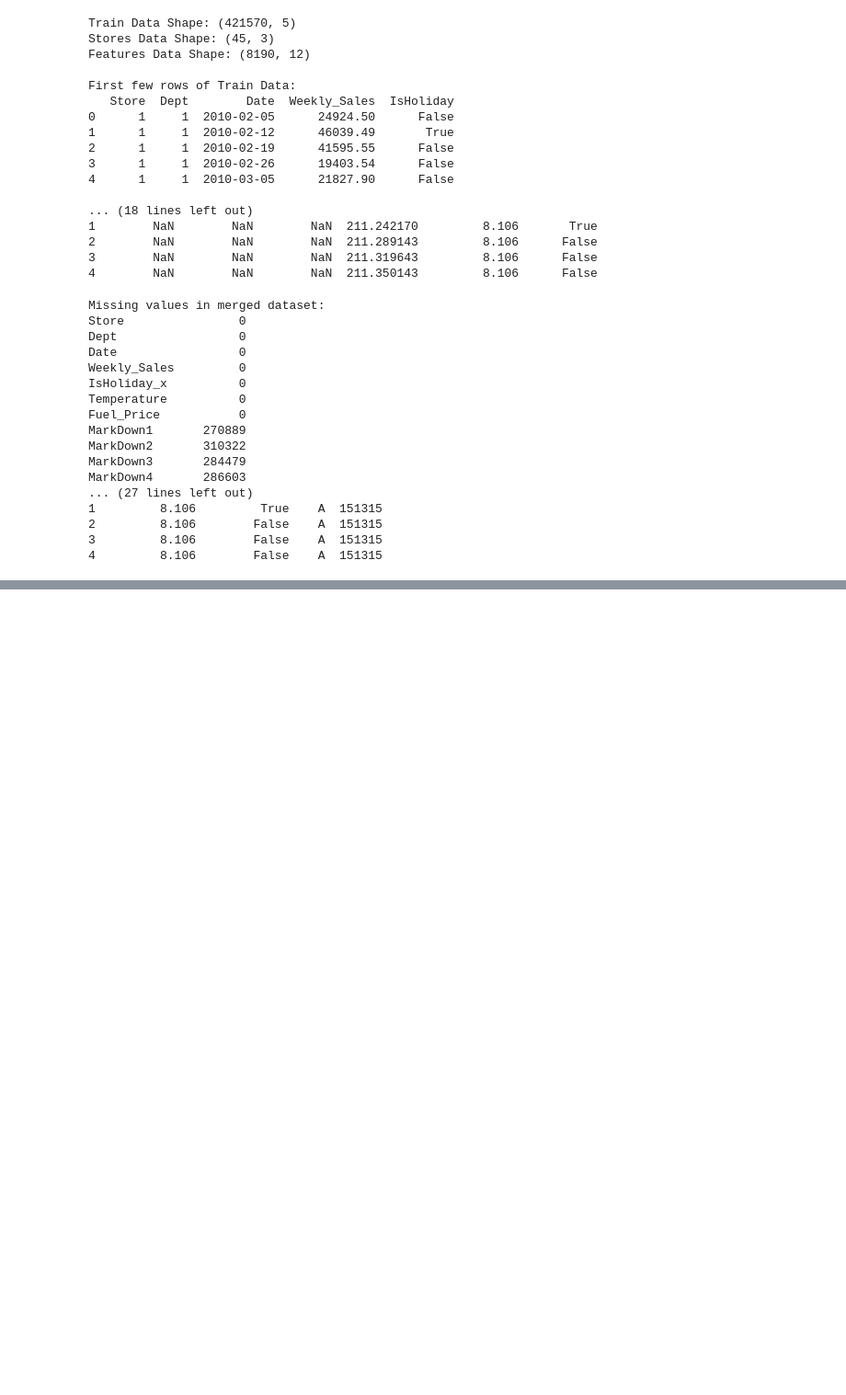
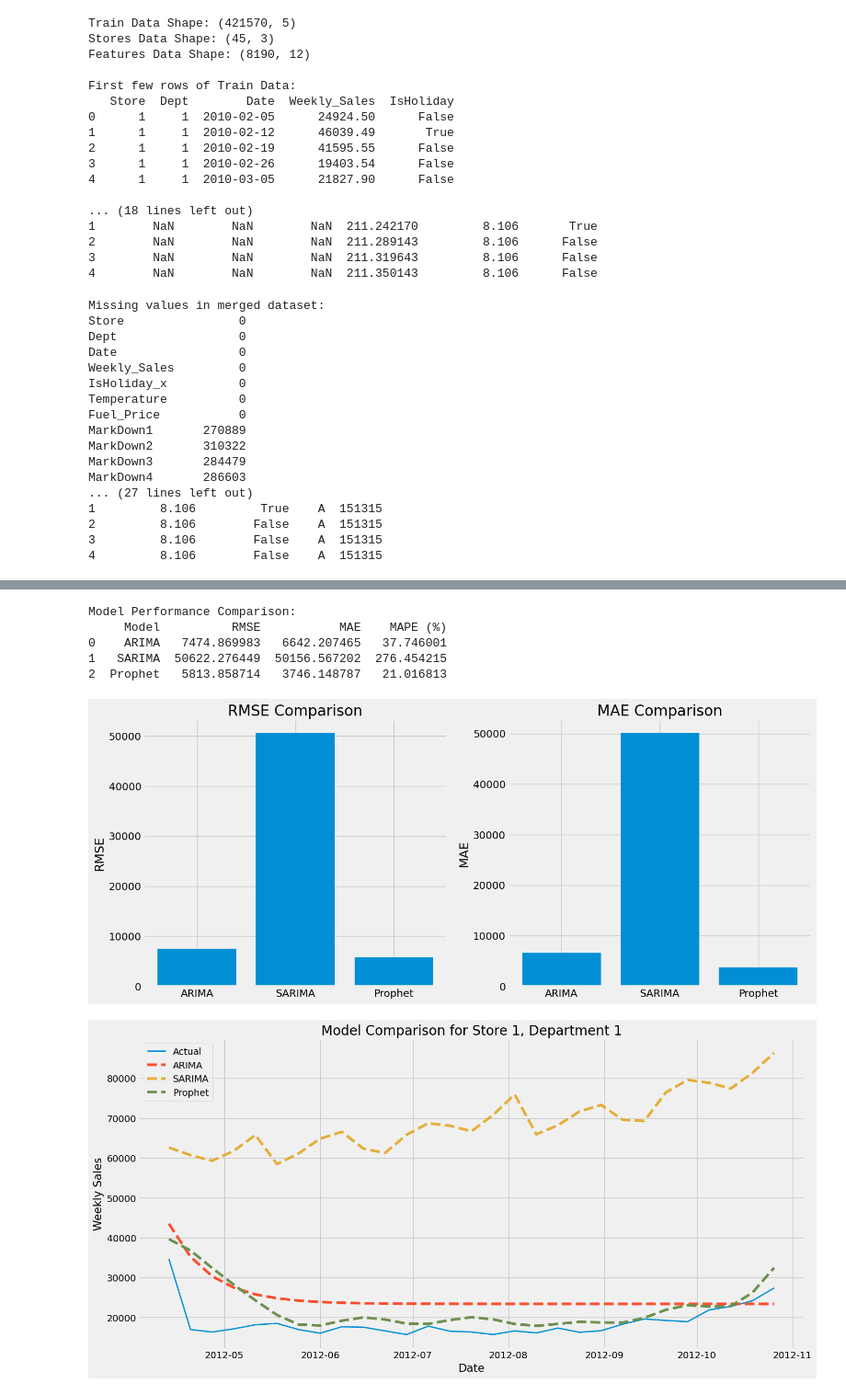
Before and after one commit to MiltonTMuzhanye/Sales_Forecast_Prediction, a Jupyter notebook: Sales_forecast.ipynb, the cells around one changed output, grey strips where cells are left out. Shown at 92% size. Drawn from its saved outputs; the diff is of its cells as text; code cells hidden in the pictures; blank space fills up the shorter version.

```diff
--- a/Sales_forecast.ipynb
+++ b/Sales_forecast.ipynb
@@ -271,17 +319,19 @@ ARIMA MAE: 6642.207464918561
 [figure]
 # %%
-sarima_model = SARIMAX(train_data, order=(1, 1, 1), seasonal_order=(1, 1, 1, 12))
-sarima_model_fit = sarima_model.fit()
+sarima_model = SARIMAX(train_data_ts, order=(1, 1, 1), seasonal_order=(1, 1, 1, 12))
+sarima_model_fit = sarima_model.fit(disp=False)
 
 print(sarima_model_fit.summary())
 
-sarima_predictions = sarima_model_fit.forecast(steps=len(test_data))
+sarima_predictions = sarima_model_fit.forecast(steps=len(test_data_ts))
 
-sarima_rmse = np.sqrt(mean_squared_error(test_data, sarima_predictions))
-sarima_mae = mean_absolute_error(test_data, sarima_predictions)
+sarima_rmse = np.sqrt(mean_squared_error(test_data_ts, sarima_predictions))
+sarima_mae = mean_absolute_error(test_data_ts, sarima_predictions)
+sarima_mape = mean_absolute_percentage_error(test_data_ts, sarima_predictions)
 
-print(f"SARIMA RMSE: {sarima_rmse}")
-print(f"SARIMA MAE: {sarima_mae}")
+print(f"SARIMA RMSE: {sarima_rmse:.2f}")
+print(f"SARIMA MAE: {sarima_mae:.2f}")
+print(f"SARIMA MAPE: {sarima_mape*100:.2f}%")
 
 plt.figure(figsize=(14, 7))
 plt.plot(train_data.index, train_data, label='Train')
@@ -360,0 +413,47 @@ Prophet MAE: 3867.801840334188
+# %%
+models = ['ARIMA', 'SARIMA', 'Prophet']
+rmse_scores = [arima_rmse, sarima_rmse, prophet_rmse]
+mae_scores = [arima_mae, sarima_mae, prophet_mae]
+
+comparison_df = pd.DataFrame({
+    'Model': models,
+    'RMSE': rmse_scores,
+    'MAE': mae_scores,
+    'MAPE (%)': [arima_mape*100, sarima_mape*100, prophet_mape*100]
+})
+
+print("Model Performance Comparison:")
+print(comparison_df)
+
+fig, (ax1, ax2) = plt.subplots(1, 2, figsize=(14, 6))
+
+ax1.bar(models, rmse_scores)
+ax1.set_title('RMSE Comparison')
+ax1.set_ylabel('RMSE')
+
+ax2.bar(models, mae_scores)
+ax2.set_title('MAE Comparison')
+ax2.set_ylabel('MAE')
+
+plt.tight_layout()
+plt.show()
+
+plt.figure(figsize=(16, 8))
+plt.plot(test_data.index, test_data, label='Actual', linewidth=2)
+plt.plot(test_data.index, arima_predictions, label='ARIMA', linestyle='--')
+plt.plot(test_data.index, sarima_predictions, label='SARIMA', linestyle='--')
+plt.plot(test_data.index, prophet_predictions, label='Prophet', linestyle='--')
+plt.title(f'Model Comparison for Store {store_id}, Department {dept_id}')
+plt.xlabel('Date')
+plt.ylabel('Weekly Sales')
+plt.legend()
+plt.grid(True)
+plt.show()
+# %% [output]
+Model Performance Comparison:
+     Model          RMSE           MAE    MAPE (%)
+0    ARIMA   7474.869983   6642.207465   37.746001
+1   SARIMA  50622.276449  50156.567202  276.454215
+2  Prophet   5813.858714   3746.148787   21.016813
+[figure, added]
+[figure, added]
```
Also changed, not shown: parts of 8 cells of this notebook.
